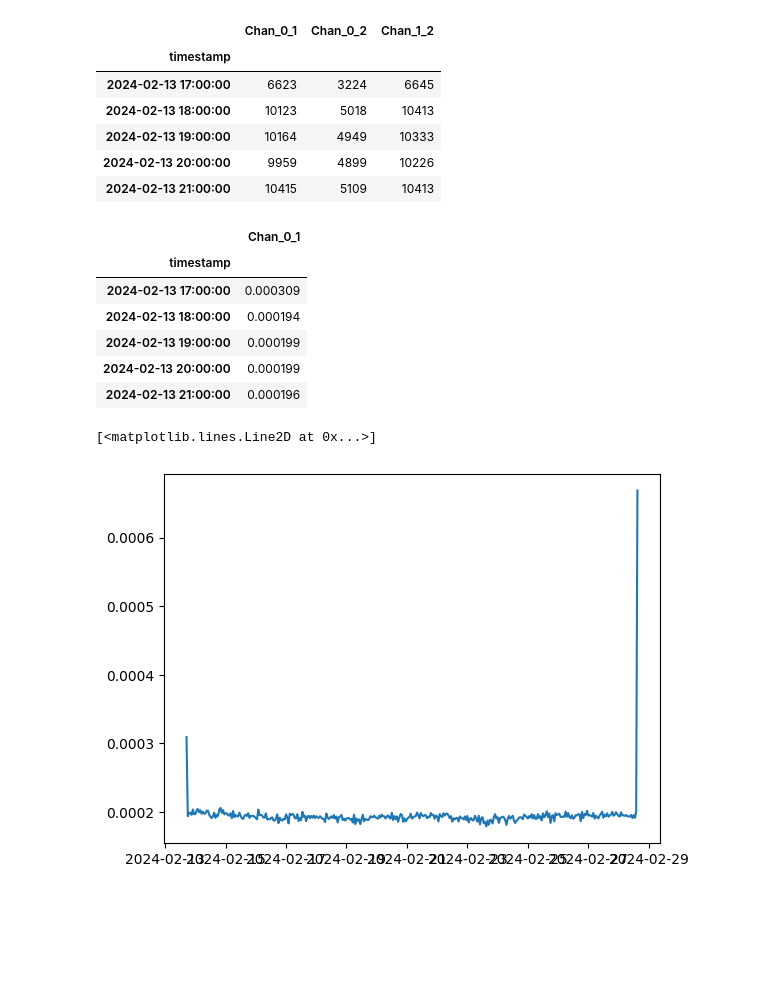
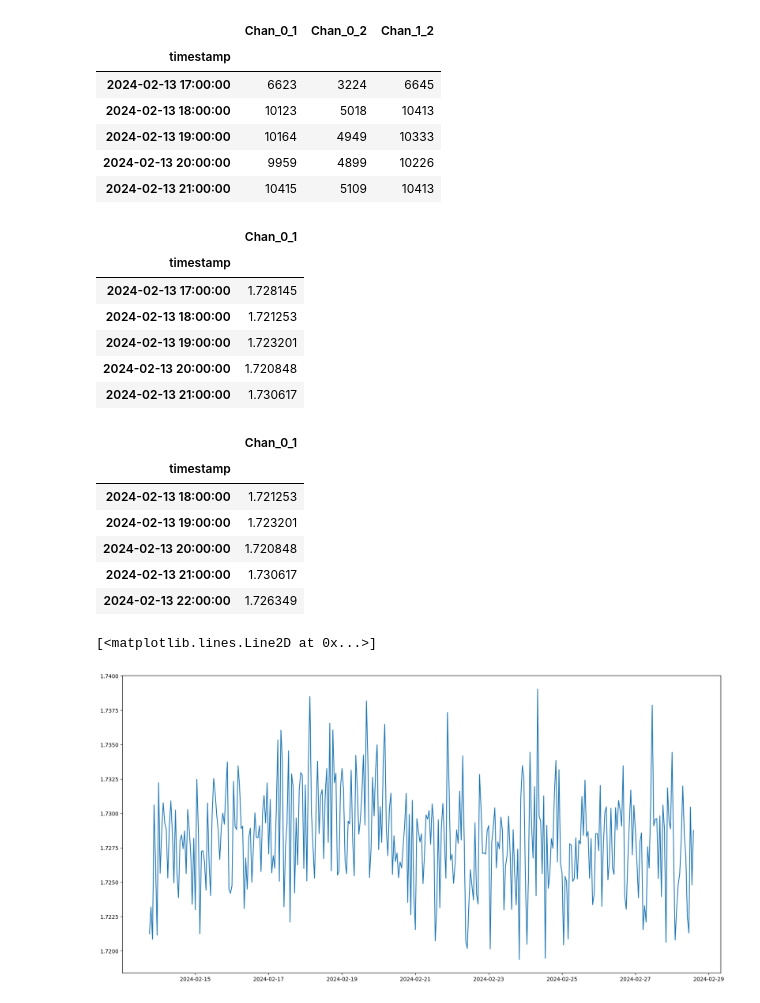
Before and after one commit to vpadgett1/cubesat_test_data, a Jupyter notebook: consistency_2024/Feb_2024_with_ground.ipynb, the cells around one changed output. Cells and saved outputs as stored; diff of their text form; code cells hidden in the pictures; blank space fills up the shorter version.

Commit message:
grpahed ground with z-score and attempted to figure out the ratios

```diff
--- a/consistency_2024/Feb_2024_with_ground.ipynb
+++ b/consistency_2024/Feb_2024_with_ground.ipynb
@@ -135,23 +158,48 @@ df_ground.head()
 # df_combined = df_combined.drop(columns=['Chan_0_2'])
 # df_combined.head()
 
-#ratio all channel datas together to find one singular line
-df_ground['Chan_0_1'] = df_ground['Chan_0_1'] / df_ground['Chan_0_2']
-df_ground['Chan_0_1'] = df_ground['Chan_0_1'] / df_ground['Chan_1_2']
+# #ratio all channel datas together to find one singular line
+# df_ground['Chan_0_1'] = df_ground['Chan_0_1'] / df_ground['Chan_0_2']
+# df_ground['Chan_0_1'] = df_ground['Chan_0_1'] / df_ground['Chan_1_2']
+# df_ground = df_ground.drop(columns=['Chan_0_2'])
+# df_ground = df_ground.drop(columns=['Chan_1_2'])
+# df_ground.head()
+
+#ratio the channels by taking the sum of all three and then dividing each channel by the sum
+df_ground['Chan_0_1'] = df_ground['Chan_0_1'] / (df_ground['Chan_0_1'] + df_ground['Chan_0_2'] + df_ground['Chan_1_2'])
+df_ground['Chan_0_2'] = df_ground['Chan_0_2'] / (df_ground['Chan_0_1'] + df_ground['Chan_0_2'] + df_ground['Chan_1_2'])
+df_ground['Chan_1_2'] = df_ground['Chan_1_2'] / (df_ground['Chan_0_1'] + df_ground['Chan_0_2'] + df_ground['Chan_1_2'])
+#sum the channels to one value
+df_ground['Chan_0_1'] = df_ground['Chan_0_1'] + df_ground['Chan_0_2'] + df_ground['Chan_1_2']
+#drop the individual channels
 df_ground = df_ground.drop(columns=['Chan_0_2'])
 df_ground = df_ground.drop(columns=['Chan_1_2'])
 df_ground.head()
 # %% [output]
 |  | Chan_0_1 |
 | timestamp |  |
-| 2024-02-13 17:00:00 | 0.000309 |
-| 2024-02-13 18:00:00 | 0.000194 |
-| 2024-02-13 19:00:00 | 0.000199 |
-| 2024-02-13 20:00:00 | 0.000199 |
-| 2024-02-13 21:00:00 | 0.000196 |
+| 2024-02-13 17:00:00 | 1.728145 |
+| 2024-02-13 18:00:00 | 1.721253 |
+| 2024-02-13 19:00:00 | 1.723201 |
+| 2024-02-13 20:00:00 | 1.720848 |
+| 2024-02-13 21:00:00 | 1.730617 |
+# %%
+#drop the first and last hour of data from the cubesat data
+df_ground = df_ground.iloc[1:]
+df_ground = df_ground.iloc[:-1]
+df_ground.head()
+# %% [output]
+|  | Chan_0_1 |
+| timestamp |  |
+| 2024-02-13 18:00:00 | 1.721253 |
+| 2024-02-13 19:00:00 | 1.723201 |
+| 2024-02-13 20:00:00 | 1.720848 |
+| 2024-02-13 21:00:00 | 1.730617 |
+| 2024-02-13 22:00:00 | 1.726349 |
 # %%
-#plot Chan_0_1
+#plot Chan_0_1 on a figure of size (20,15)
+plt.figure(figsize=(20, 10))
 plt.plot(df_ground['Chan_0_1'])
 # %% [output]
 [<matplotlib.lines.Line2D at 0x...>]
-[figure, old version]
+[figure, new version]
```
Also changed, not shown: parts of 6 cells of this notebook, 7 other files.
